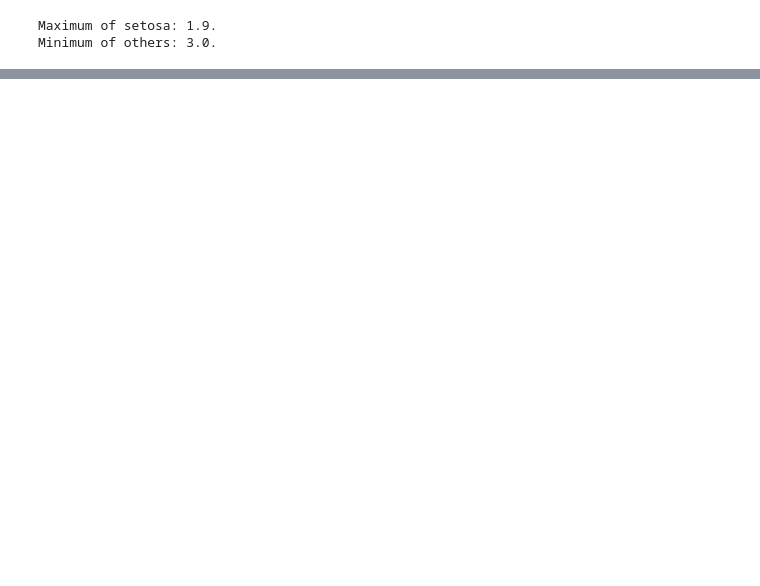
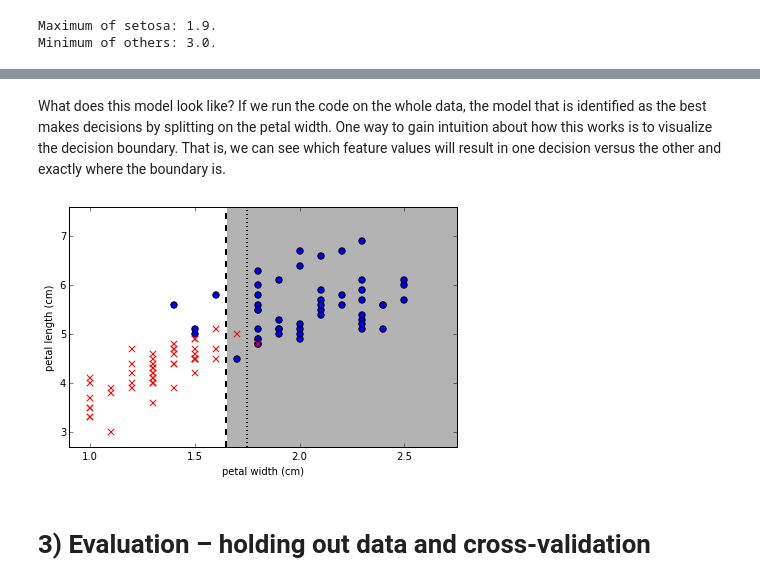
Before and after one commit to tuanavu/BuildingMachineLearningSystemsWithPython, a Jupyter notebook: ch02/Classifying with Real-world Examples.ipynb, the cells around one changed output, grey strips where cells are left out. Saved outputs shown, nothing was run; the diff lists cells and outputs as text; code cells hidden in the pictures; blank space fills up the shorter version.

```diff
--- a/ch02/Classifying with Real-world Examples.ipynb
+++ b/ch02/Classifying with Real-world Examples.ipynb
@@ -206,0 +217,75 @@ print('Mean accuracy: {:.1%}'.format(np.mean(means)))
+# %% [markdown]
+What does this model look like? If we run the code on the whole data, the model that
+is identified as the best makes decisions by splitting on the petal width. One way
+to gain intuition about how this works is to visualize the decision boundary. That
+is, we can see which feature values will result in one decision versus the other and
+exactly where the boundary is.
+# %%
+# %load figure2.py
+# This code is supporting material for the book
+# Building Machine Learning Systems with Python
+# by Willi Richert and Luis Pedro Coelho
+# published by PACKT Publishing
+#
+# It is made available under the MIT License
+
+COLOUR_FIGURE = False
+
+from matplotlib import pyplot as plt
+from sklearn.datasets import load_iris
+data = load_iris()
+features = data.data
+feature_names = data.feature_names
+target = data.target
+target_names = data.target_names
+
+# We use NumPy fancy indexing to get an array of strings:
+labels = target_names[target]
+
+is_setosa = (labels == 'setosa')
+features = features[~is_setosa]
+labels = labels[~is_setosa]
+is_virginica = (labels == 'virginica')
+
+# Hand fixed thresholds:
+t = 1.65
+t2 = 1.75
+
+# Features to use: 3 & 2
+f0, f1 = 3, 2
+
+if COLOUR_FIGURE:
+    area1c = (1., .8, .8)
+    area2c = (.8, .8, 1.)
+else:
+    area1c = (1., 1, 1)
+    area2c = (.7, .7, .7)
+
+# Plot from 90% of smallest value to 110% of largest value
+# (all feature values are positive, otherwise this would not work very well)
+
+x0 = features[:, f0].min() * .9
+x1 = features[:, f0].max() * 1.1
+
+y0 = features[:, f1].min() * .9
+y1 = features[:, f1].max() * 1.1
+
+fig,ax = plt.subplots()
+ax.fill_between([t, x1], [y0, y0], [y1, y1], color=area2c)
+ax.fill_between([x0, t], [y0, y0], [y1, y1], color=area1c)
+ax.plot([t, t], [y0, y1], 'k--', lw=2)
+ax.plot([t2, t2], [y0, y1], 'k:', lw=2)
+ax.scatter(features[is_virginica, f0],
+            features[is_virginica, f1], c='b', marker='o', s=40)
+ax.scatter(features[~is_virginica, f0],
+            features[~is_virginica, f1], c='r', marker='x', s=40)
+ax.set_ylim(y0, y1)
+ax.set_xlim(x0, x1)
+ax.set_xlabel(feature_names[f0])
+ax.set_ylabel(feature_names[f1])
+fig.tight_layout()
+fig.savefig('figure2.png')
+# %% [output]
+[figure, added]
+# %% [markdown]
+# 3) Evaluation – holding out data and cross-validation
```
Also changed, not shown: parts of 24 cells of this notebook, 5 other files.
